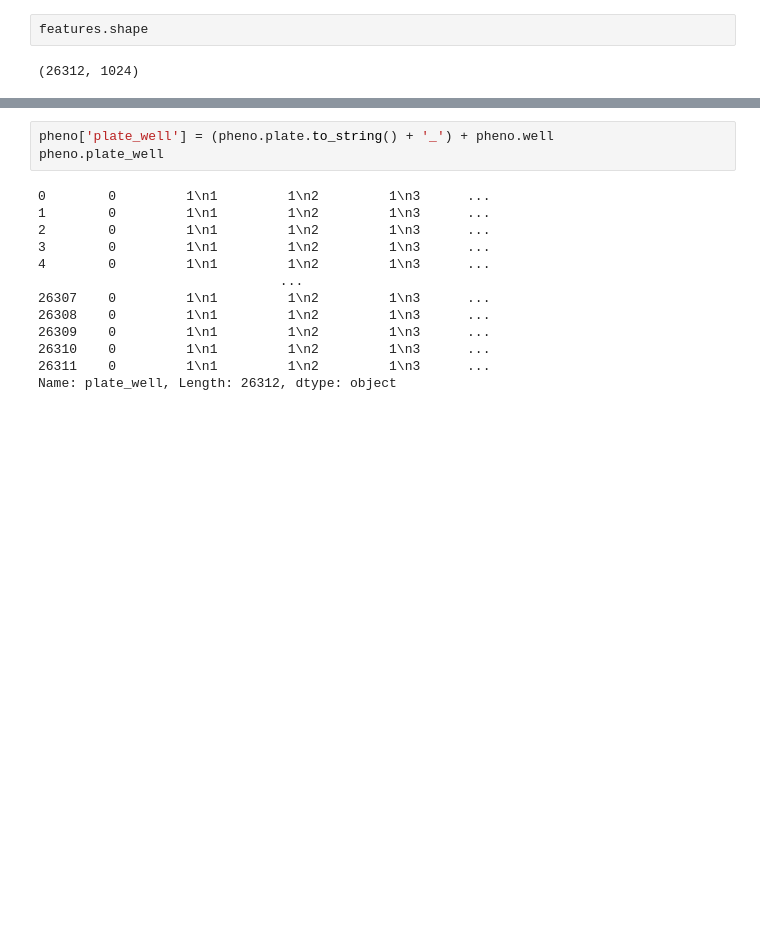
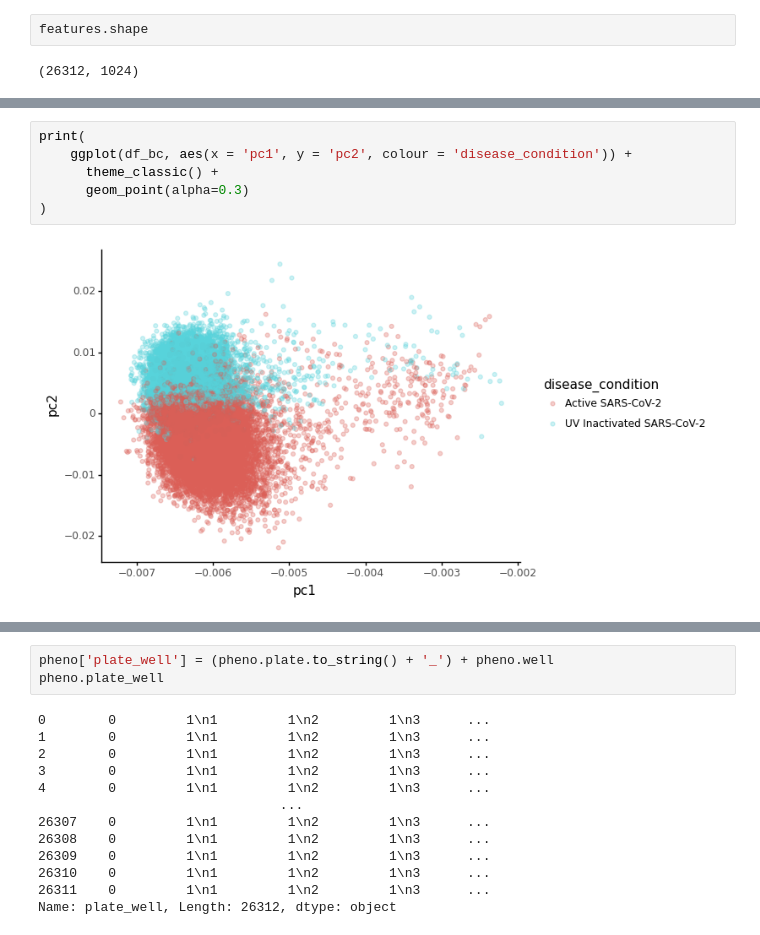
Before and after one commit to djhshih/rxrx-covid, a Jupyter notebook: explore.ipynb, the cells around one changed output, grey strips where cells are left out. Saved outputs shown, nothing was run; the diff lists cells and outputs as text; blank space fills up the shorter version.

```diff
--- a/explore.ipynb
+++ b/explore.ipynb
@@ -300,0 +331,8 @@ pandas.core.frame.DataFrame
+# %%
+print(
+    ggplot(df_bc, aes(x = 'pc1', y = 'pc2', colour = 'disease_condition')) +
+      theme_classic() +
+      geom_point(alpha=0.3)
+)
+# %% [output]
+[figure, added]
```
Also changed, not shown: parts of 38 cells of this notebook.
